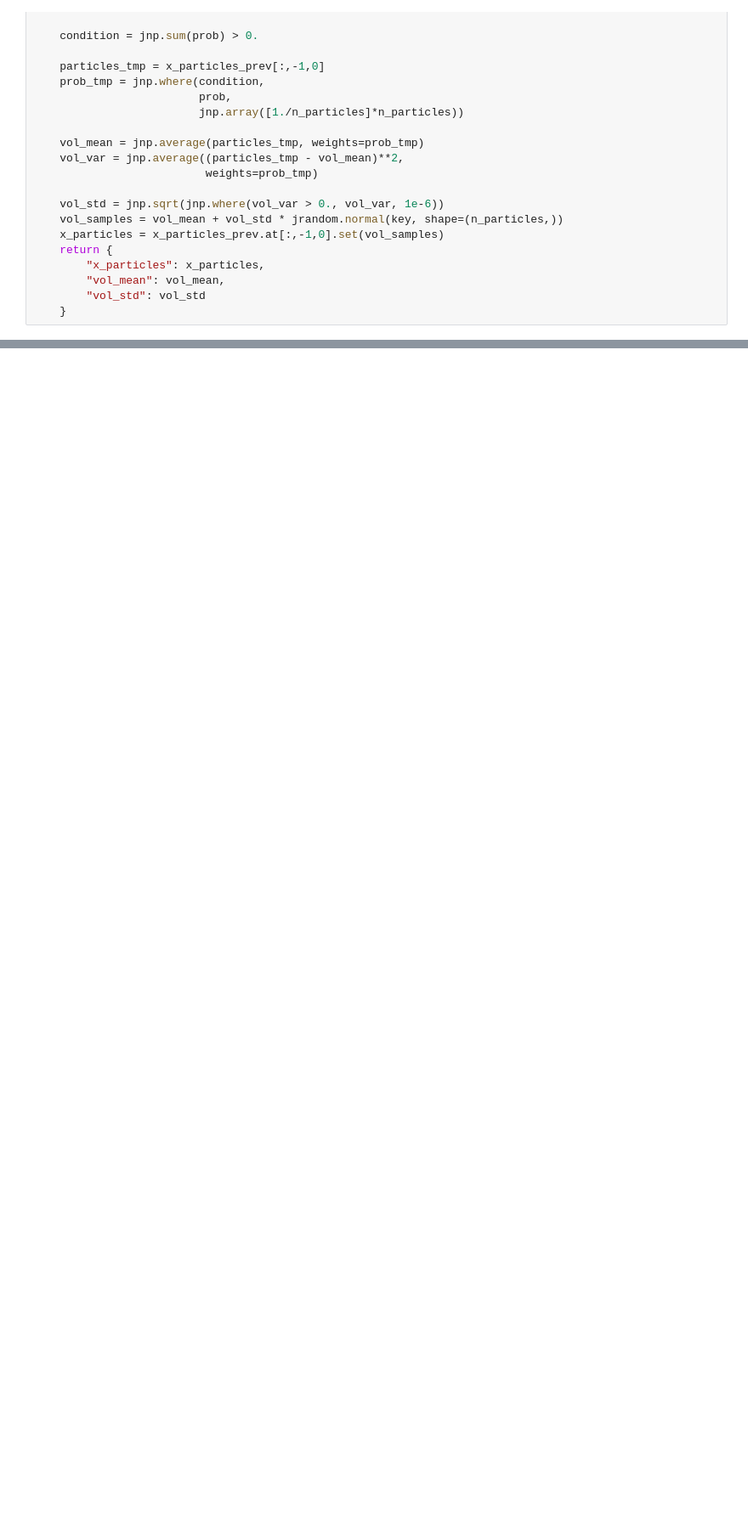
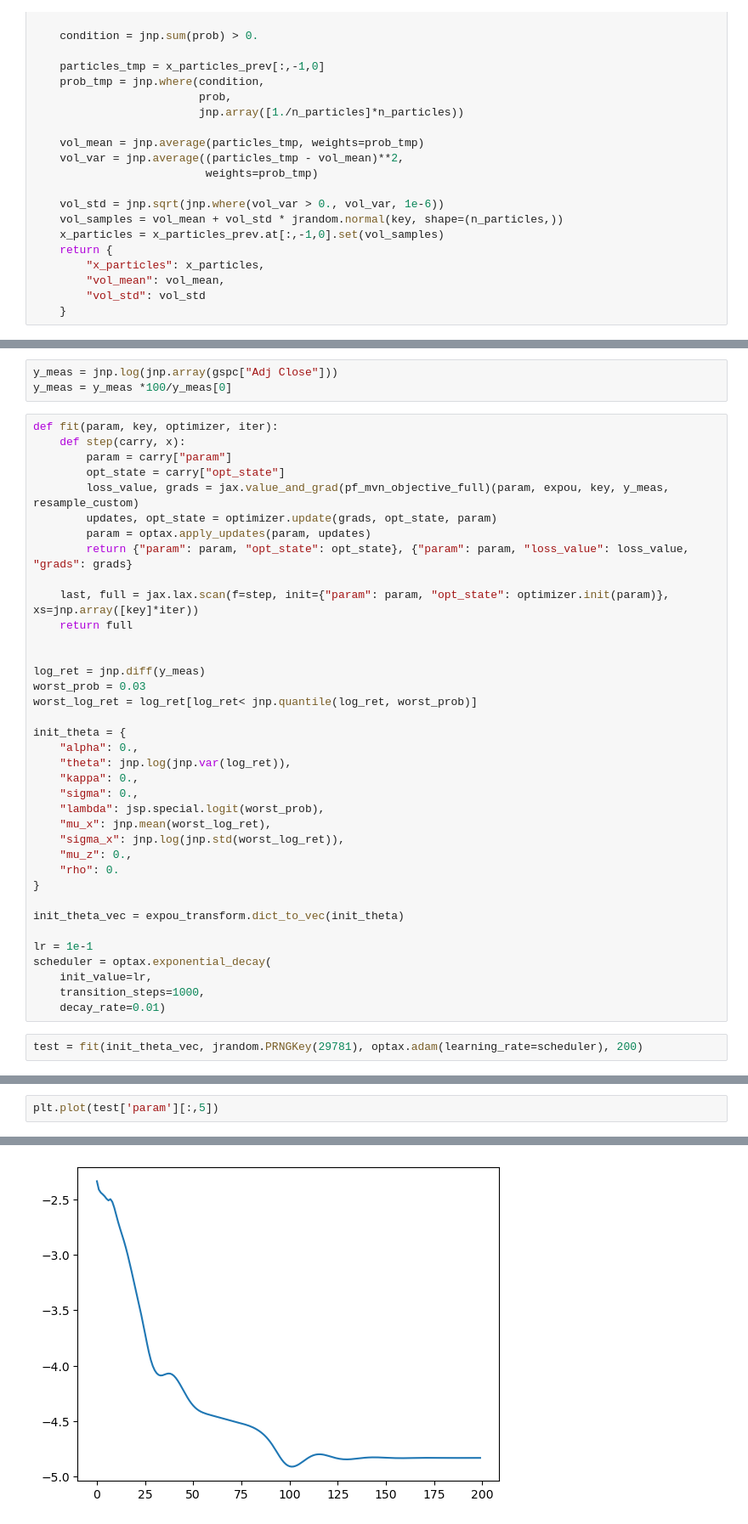
Before and after one commit to mlysy/pfjax, a Jupyter notebook: docs/notebooks/final.ipynb, the cells around one changed output, grey strips where cells are left out. Shown: that part at 85% size. Saved outputs shown, nothing was run; the diff lists cells and outputs as text; blank space fills up the shorter version.

```diff
--- a/docs/notebooks/final.ipynb
+++ b/docs/notebooks/final.ipynb
@@ -373,0 +467,42 @@ Array([100.        , 100.15931131, 100.06231277, ..., 117.15425584,
+# %%
+y_meas = jnp.log(jnp.array(gspc["Adj Close"]))
+y_meas = y_meas *100/y_meas[0]
+# %%
+def fit(param, key, optimizer, iter):
+    def step(carry, x):
+        param = carry["param"]
+        opt_state = carry["opt_state"]
+        loss_value, grads = jax.value_and_grad(pf_mvn_objective_full)(param, expou, key, y_meas, resample_custom)
+        updates, opt_state = optimizer.update(grads, opt_state, param)
+        param = optax.apply_updates(param, updates)
+        return {"param": param, "opt_state": opt_state}, {"param": param, "loss_value": loss_value, "grads": grads}
+
+    last, full = jax.lax.scan(f=step, init={"param": param, "opt_state": optimizer.init(param)}, xs=jnp.array([key]*iter))
+    return full
+
+
+log_ret = jnp.diff(y_meas)
+worst_prob = 0.03
+worst_log_ret = log_ret[log_ret< jnp.quantile(log_ret, worst_prob)]
+
+init_theta = {
+    "alpha": 0.,
+    "theta": jnp.log(jnp.var(log_ret)),
+    "kappa": 0.,
+    "sigma": 0.,
+    "lambda": jsp.special.logit(worst_prob),
+    "mu_x": jnp.mean(worst_log_ret),
+    "sigma_x": jnp.log(jnp.std(worst_log_ret)),
+    "mu_z": 0.,
+    "rho": 0.
+}
+
+init_theta_vec = expou_transform.dict_to_vec(init_theta)
+
+lr = 1e-1
+scheduler = optax.exponential_decay(
+    init_value=lr,
+    transition_steps=1000,
+    decay_rate=0.01)
+# %%
+test = fit(init_theta_vec, jrandom.PRNGKey(29781), optax.adam(learning_rate=scheduler), 200)
@@ -373,0 +521,3 @@ Array([100.        , 100.15931131, 100.06231277, ..., 117.15425584,
+# %%
+plt.plot(test['param'][:,5])
+# %% [output]
@@ -373,0 +525 @@ Array([100.        , 100.15931131, 100.06231277, ..., 117.15425584,
+[figure, added]
```
Also changed, not shown: parts of 35 cells of this notebook.
